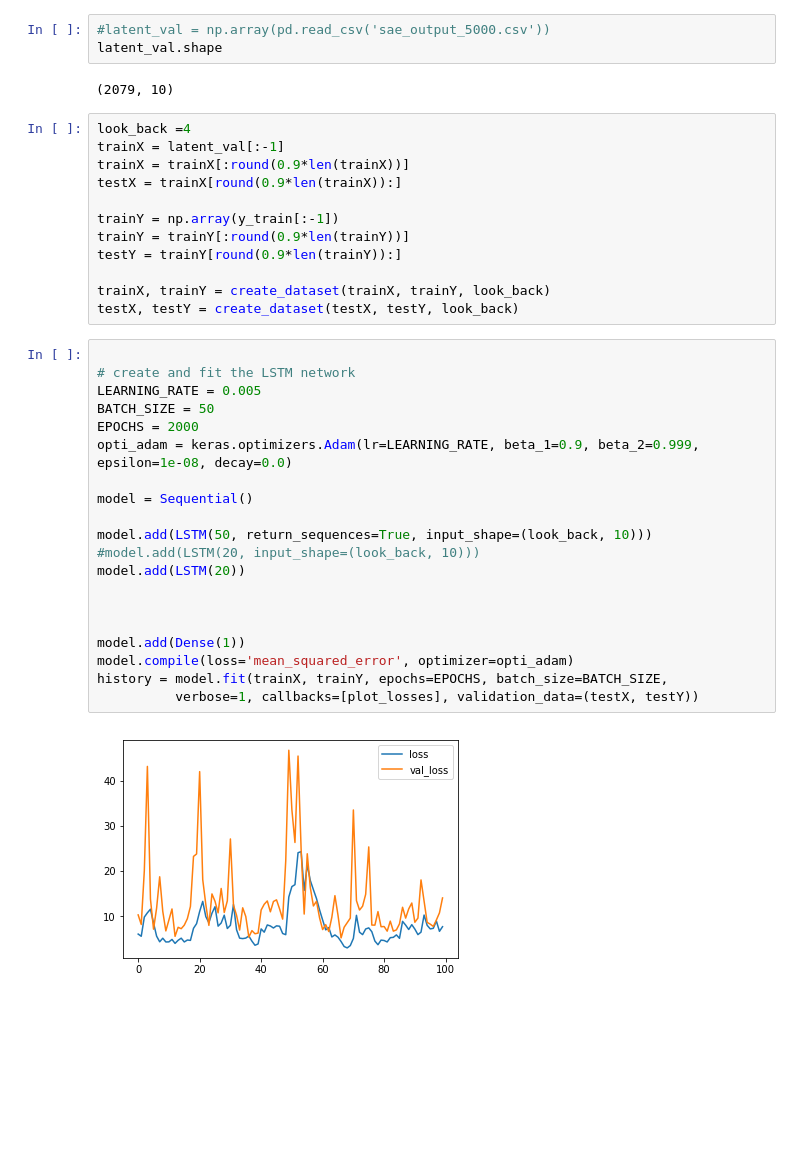
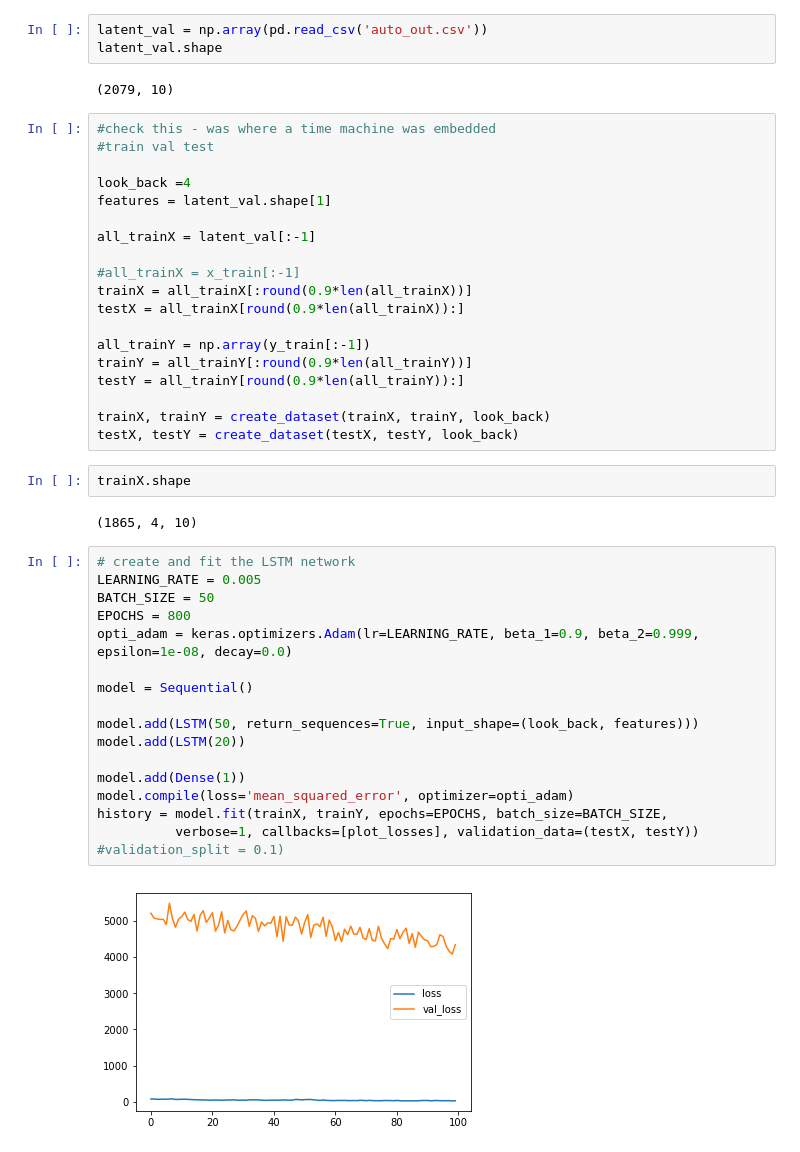
Before and after one commit to valcourgeau/intro-deep-learning-group, a Jupyter notebook: JGstackedAE-Copy2.ipynb, the cells around one changed output. Drawn from its saved outputs; the diff is of its cells as text; blank space fills up the shorter version.

```diff
--- a/JGstackedAE-Copy2.ipynb
+++ b/JGstackedAE-Copy2.ipynb
@@ -224,41 +212,48 @@ y_train = y_lazy.shift(-1)
 #this means we have an na for the last value training is latent_val, target y_train
 #get the saved latent values
 # %%
-#latent_val = np.array(pd.read_csv('sae_output_5000.csv'))
+latent_val = np.array(pd.read_csv('auto_out.csv'))
 latent_val.shape
 # %% [output]
 (2079, 10)
 # %%
+#check this - was where a time machine was embedded
+#train val test
+
 look_back =4
-trainX = latent_val[:-1]
-trainX = trainX[:round(0.9*len(trainX))]
-testX = trainX[round(0.9*len(trainX)):]
+features = latent_val.shape[1]
 
-trainY = np.array(y_train[:-1])
-trainY = trainY[:round(0.9*len(trainY))]
-testY = trainY[round(0.9*len(trainY)):]
+all_trainX = latent_val[:-1]
+
+#all_trainX = x_train[:-1]
+trainX = all_trainX[:round(0.9*len(all_trainX))]
+testX = all_trainX[round(0.9*len(all_trainX)):]
+
+all_trainY = np.array(y_train[:-1])
+trainY = all_trainY[:round(0.9*len(all_trainY))]
+testY = all_trainY[round(0.9*len(all_trainY)):]
 
 trainX, trainY = create_dataset(trainX, trainY, look_back)
 testX, testY = create_dataset(testX, testY, look_back)
+# %%
+trainX.shape
+# %% [output]
+(1865, 4, 10)
 # %%
-
 # create and fit the LSTM network
 LEARNING_RATE = 0.005
 BATCH_SIZE = 50
-EPOCHS = 2000
+EPOCHS = 800
 opti_adam = keras.optimizers.Adam(lr=LEARNING_RATE, beta_1=0.9, beta_2=0.999, epsilon=1e-08, decay=0.0)
 
 model = Sequential()
 
-model.add(LSTM(50, return_sequences=True, input_shape=(look_back, 10)))
-#model.add(LSTM(20, input_shape=(look_back, 10)))
+model.add(LSTM(50, return_sequences=True, input_shape=(look_back, features)))
 model.add(LSTM(20))
-
-
 
 model.add(Dense(1))
 model.compile(loss='mean_squared_error', optimizer=opti_adam)
 history = model.fit(trainX, trainY, epochs=EPOCHS, batch_size=BATCH_SIZE,
-          verbose=1, callbacks=[plot_losses], validation_data=(testX, testY))
+          verbose=1, callbacks=[plot_losses], validation_data=(testX, testY)) #validation_split = 0.1)
 # %% [output]
-[figure, old version]
+[figure, new version]
```
Also changed, not shown: parts of 20 cells of this notebook, 4 other files.
